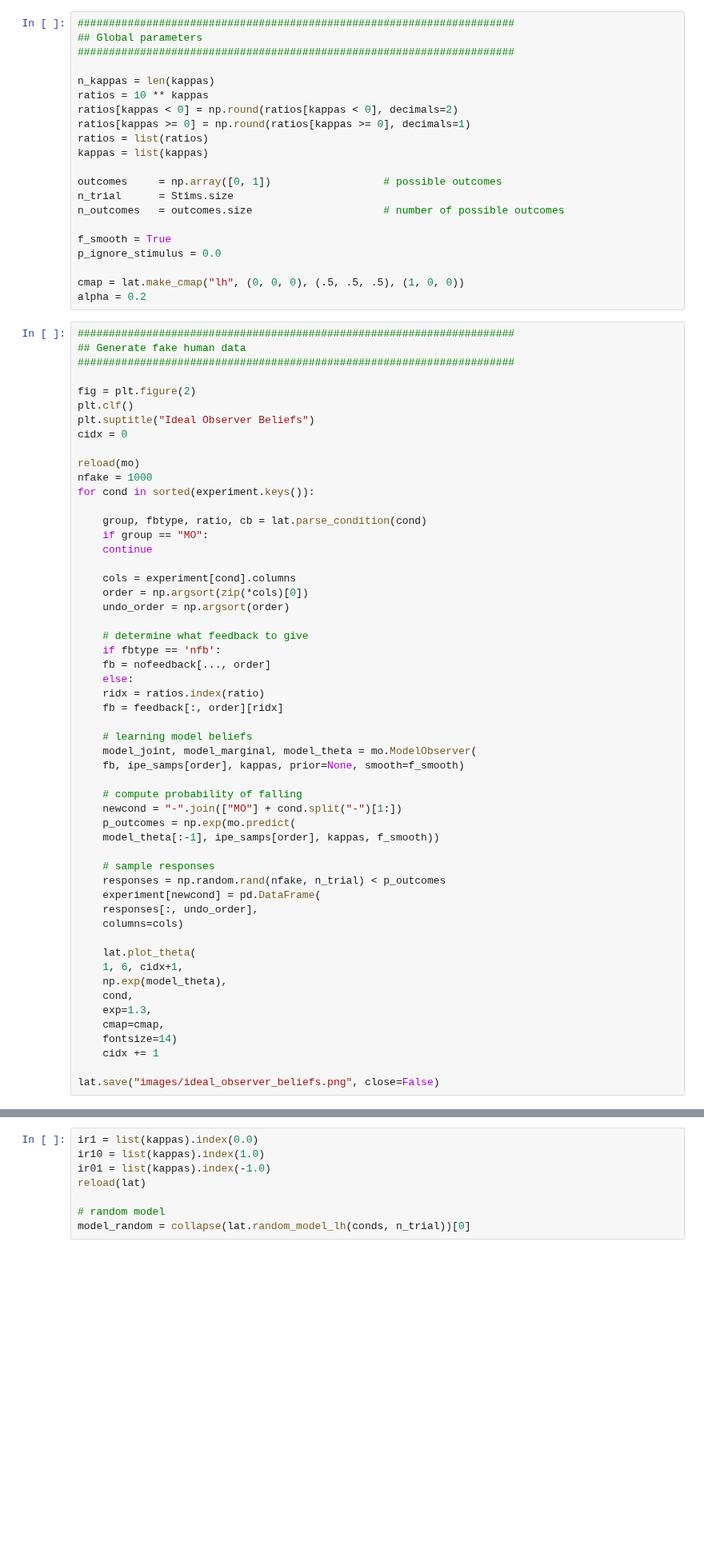
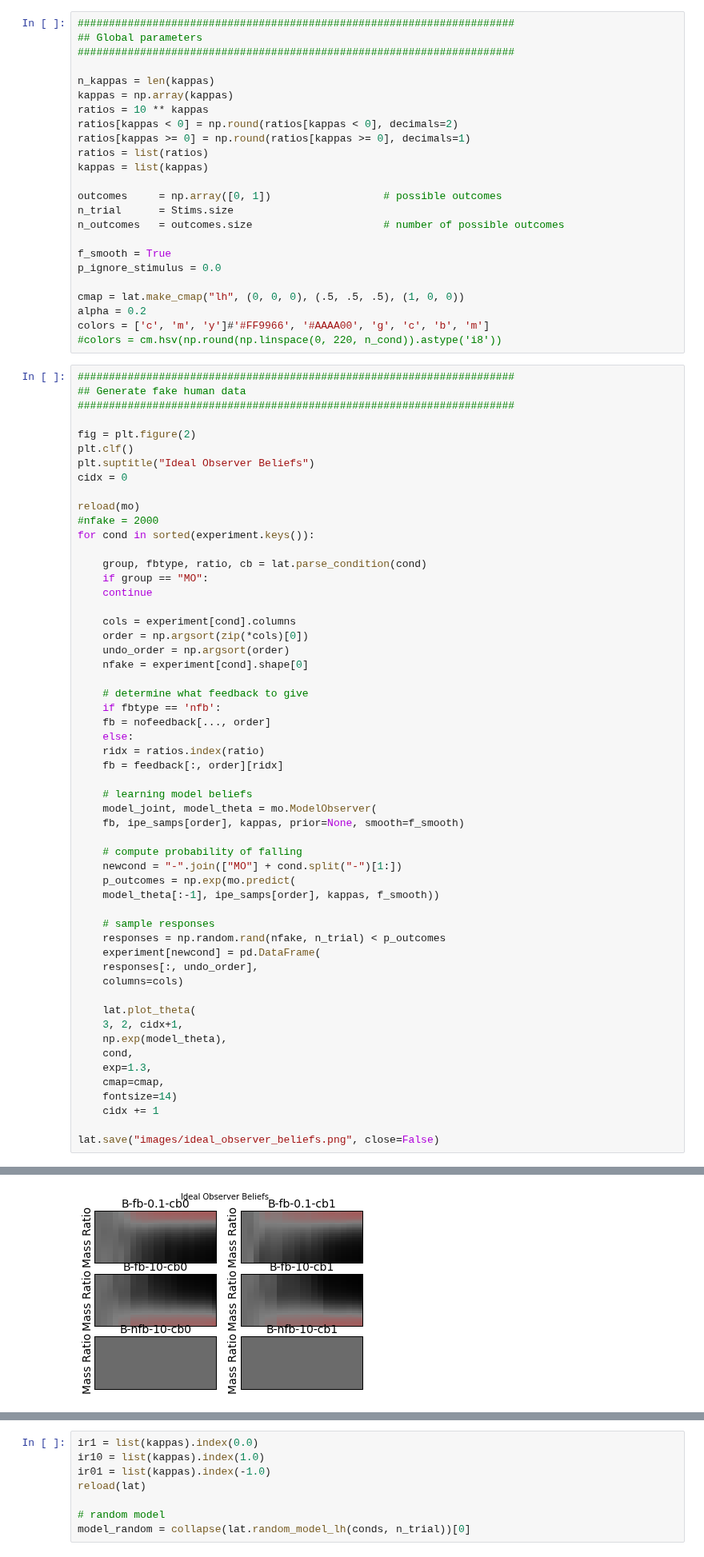
Before and after one commit to berkeley-cocosci/mass-inference, a Jupyter notebook: analysis/learning-analysis.ipynb, the cells around one changed output, grey strips where cells are left out. Shown at 80% size. Drawn from its saved outputs; the diff is of its cells as text; blank space fills up the shorter version.

```diff
--- a/analysis/learning-analysis.ipynb
+++ b/analysis/learning-analysis.ipynb
@@ -74,6 +78,7 @@ Saving figure to images/likelihood_smoothing.png...' Done
 ######################################################################
 
 n_kappas = len(kappas)
+kappas = np.array(kappas)
 ratios = 10 ** kappas
 ratios[kappas < 0] = np.round(ratios[kappas < 0], decimals=2)
 ratios[kappas >= 0] = np.round(ratios[kappas >= 0], decimals=1)
@@ -89,6 +94,8 @@ p_ignore_stimulus = 0.0
 
 cmap = lat.make_cmap("lh", (0, 0, 0), (.5, .5, .5), (1, 0, 0))
 alpha = 0.2
+colors = ['c', 'm', 'y']#'#FF9966', '#AAAA00', 'g', 'c', 'b', 'm']
+#colors = cm.hsv(np.round(np.linspace(0, 220, n_cond)).astype('i8'))
 # %%
 ######################################################################
 ## Generate fake human data
@@ -100,7 +107,7 @@ plt.suptitle("Ideal Observer Beliefs")
 cidx = 0
 
 reload(mo)
-nfake = 1000
+#nfake = 2000
 for cond in sorted(experiment.keys()):
 
     group, fbtype, ratio, cb = lat.parse_condition(cond)
@@ -110,41 +117,43 @@ for cond in sorted(experiment.keys()):
     cols = experiment[cond].columns
     order = np.argsort(zip(*cols)[0])
     undo_order = np.argsort(order)
+    nfake = experiment[cond].shape[0]
 
     # determine what feedback to give
     if fbtype == 'nfb':
 	fb = nofeedback[..., order]
     else:
 	ridx = ratios.index(ratio)
 	fb = feedback[:, order][ridx]
 
     # learning model beliefs
-    model_joint, model_marginal, model_theta = mo.ModelObserver(
+    model_joint, model_theta = mo.ModelObserver(
 	fb, ipe_samps[order], kappas, prior=None, smooth=f_smooth)
 
     # compute probability of falling
     newcond = "-".join(["MO"] + cond.split("-")[1:])
     p_outcomes = np.exp(mo.predict(
 	model_theta[:-1], ipe_samps[order], kappas, f_smooth))
 
     # sample responses
     responses = np.random.rand(nfake, n_trial) < p_outcomes
     experiment[newcond] = pd.DataFrame(
 	responses[:, undo_order],
 	columns=cols)
 
     lat.plot_theta(
-	1, 6, cidx+1,
+	3, 2, cidx+1,
 	np.exp(model_theta),
 	cond,
 	exp=1.3,
 	cmap=cmap,
 	fontsize=14)
     cidx += 1
 
 lat.save("images/ideal_observer_beliefs.png", close=False)
 # %% [output]
 Saving figure to images/ideal_observer_beliefs.png...' Done
+[figure, added]
 # %%
 cond_labels = {
     # 'A-nfb': 'No feedback',
```
Also changed, not shown: parts of 20 cells of this notebook, 7 other files.
